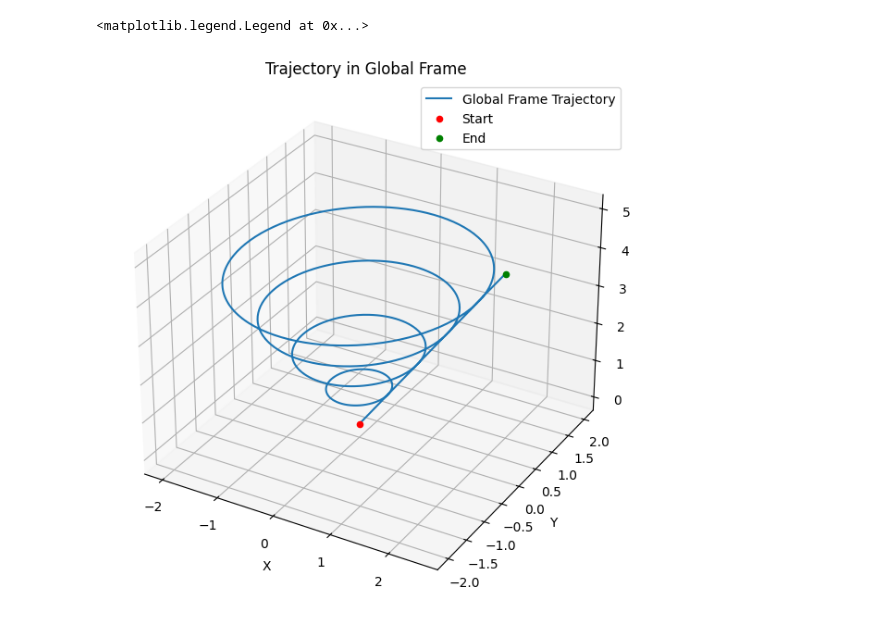
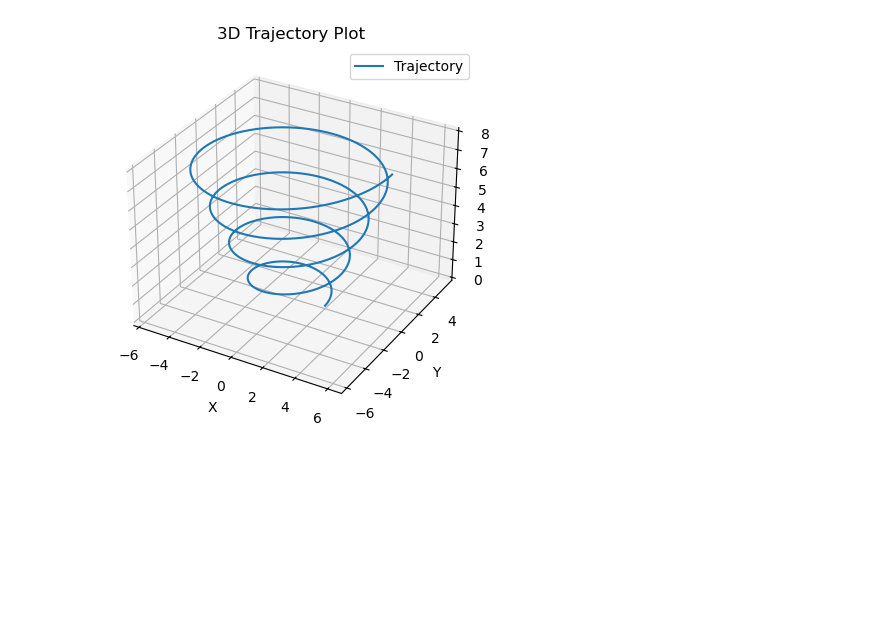
Before and after one commit to easy98/Invariant_UKF_and_CI, a Jupyter notebook: test.ipynb, the cells around one changed output. Saved outputs shown, nothing was run; the diff lists cells and outputs as text; code cells hidden in the pictures; blank space fills up the shorter version.

Commit message:
update trajectory.py

```diff
--- a/test.ipynb
+++ b/test.ipynb
@@ -34,19 +36,21 @@ array([0., 0., 0., 0., 0., 0., 0., 0., 0., 0., 0., 0., 0., 0., 0., 0., 0.,
-# %%
-fig = plt.figure(figsize=(16, 8))
-
-# Global frame plot
-ax1 = fig.add_subplot(121, projection='3d')
-ax1.plot(traj.x, traj.y, traj.z, label='Global Frame Trajectory')
-ax1.scatter(traj.x[0], traj.y[0], traj.z[0], color='red', label='Start')
-ax1.scatter(traj.x[-1], traj.y[-1], traj.z[-1], color='green', label='End')
-ax1.set_title('Trajectory in Global Frame')
-ax1.set_xlabel('X')
-ax1.set_ylabel('Y')
-ax1.set_zlabel('Z')
-ax1.legend()
-# %% [output]
-<matplotlib.legend.Legend at 0x...>
-[figure, removed]
+# %%
+import numpy as np
+import matplotlib.pyplot as plt
+from mpl_toolkits.mplot3d import Axes3D
+# Create a 3D plot
+fig = plt.figure()
+ax = fig.add_subplot(111, projection='3d')
+
+ax.plot(traj.x, traj.y, traj.z, label='Trajectory')
+ax.set_xlabel('X')
+ax.set_ylabel('Y')
+ax.set_zlabel('Z')
+ax.set_title('3D Trajectory Plot')
+ax.legend()
+
+plt.show()
+# %% [output]
+[figure, added]
 # %%
 plt.ion()  # Turn on interactive mode
 fig = plt.figure(figsize=(16, 8))
```
Also changed, not shown: parts of 7 cells of this notebook, 1 other file.
